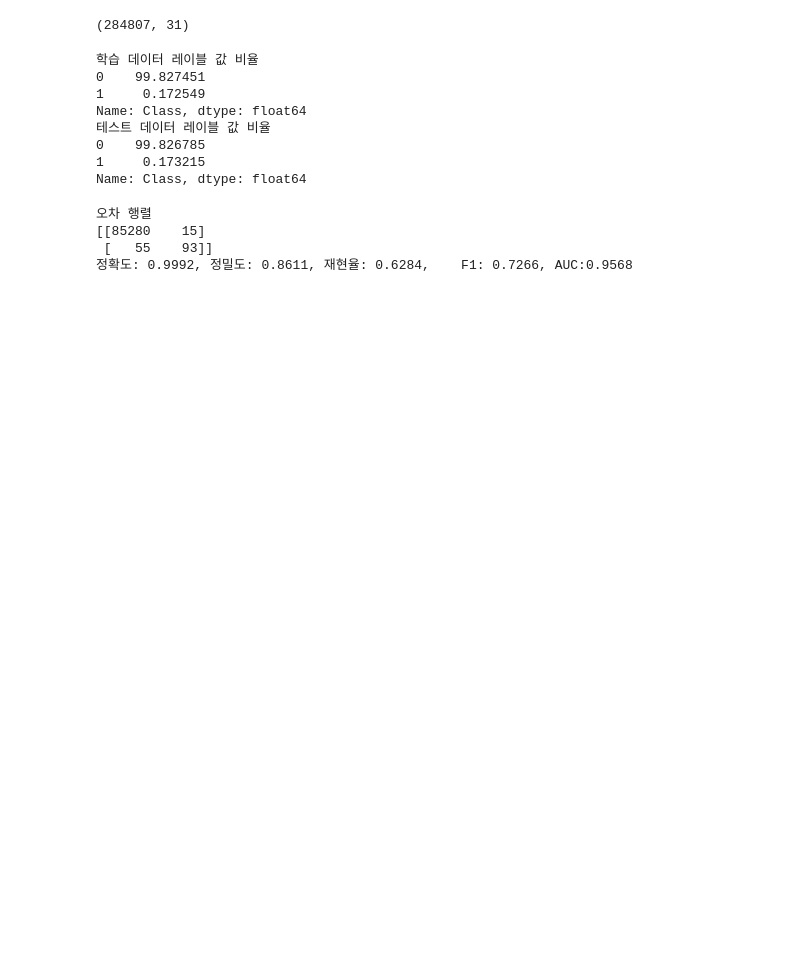
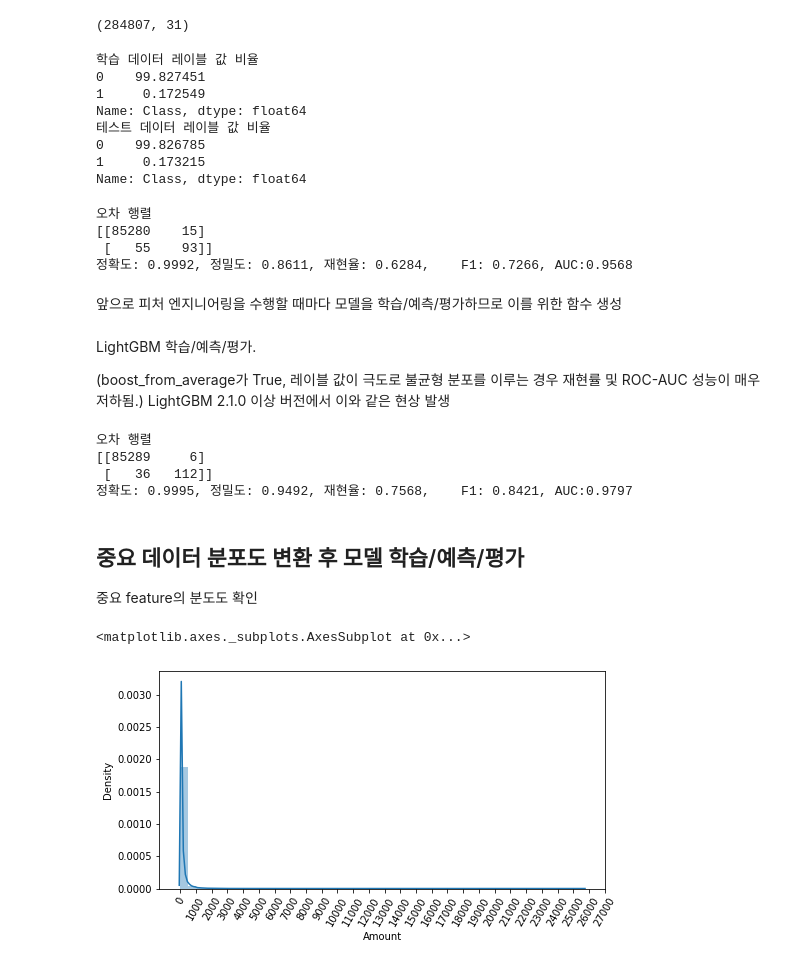
Before and after one commit to seonwoojh/Machine-Learning-Tutorial-With-Python, a Jupyter notebook: 14_Perfect_Guide_분류_실습_신용카드_사기검출.ipynb, the cells around one changed output. Drawn from its saved outputs; the diff is of its cells as text; code cells hidden in the pictures; blank space fills up the shorter version.

```diff
--- a/14_Perfect_Guide_분류_실습_신용카드_사기검출.ipynb
+++ b/14_Perfect_Guide_분류_실습_신용카드_사기검출.ipynb
@@ -107,3 +101,5 @@ get_clf_eval(y_test, lr_pred, lr_pred_proba)
 [[85280    15]
  [   55    93]]
 정확도: 0.9992, 정밀도: 0.8611, 재현율: 0.6284,    F1: 0.7266, AUC:0.9568
+# %% [markdown]
+앞으로 피처 엔지니어링을 수행할 때마다 모델을 학습/예측/평가하므로 이를 위한 함수 생성
@@ -109,0 +114,31 @@ get_clf_eval(y_test, lr_pred, lr_pred_proba)
+# %% [markdown]
+LightGBM 학습/예측/평가.
+
+(boost_from_average가 True, 레이블 값이 극도로 불균형 분포를 이루는 경우 재현률 및 ROC-AUC 성능이 매우 저하됨.)
+LightGBM 2.1.0 이상 버전에서 이와 같은 현상 발생
+# %%
+from lightgbm import LGBMClassifier
+
+lgbm_clf = LGBMClassifier(n_estimators=1000, num_leaves=64,
+                          n_jobs = -1, boost_from_average = False)
+get_model_train_eval(lgbm_clf, ftr_train= X_train,
+                     ftr_test = X_test, tgt_train = y_train,
+                     tgt_test = y_test)
+# %% [output]
+오차 행렬
+[[85289     6]
+ [   36   112]]
+정확도: 0.9995, 정밀도: 0.9492, 재현율: 0.7568,    F1: 0.8421, AUC:0.9797
+# %% [markdown]
+## 중요 데이터 분포도 변환 후 모델 학습/예측/평가
+
+중요 feature의 분도도 확인
+# %%
+import seaborn as sns
+
+plt.figure(figsize = (8,4))
+plt.xticks(range(0, 30000, 1000), rotation=60)
+sns.distplot(a = card_df['Amount'])
+# %% [output]
+<matplotlib.axes._subplots.AxesSubplot at 0x...>
+[figure, added]
```
Also changed, not shown: parts of 8 cells of this notebook.
